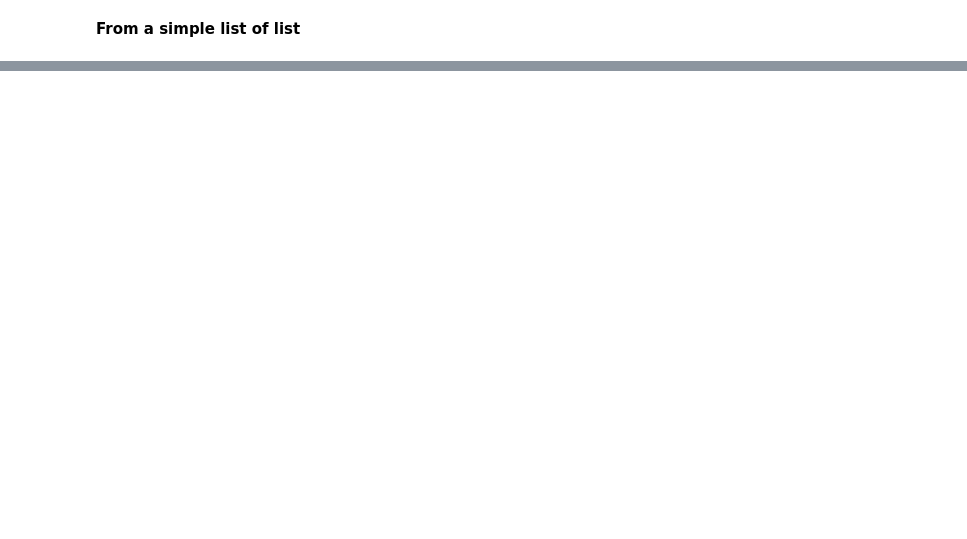
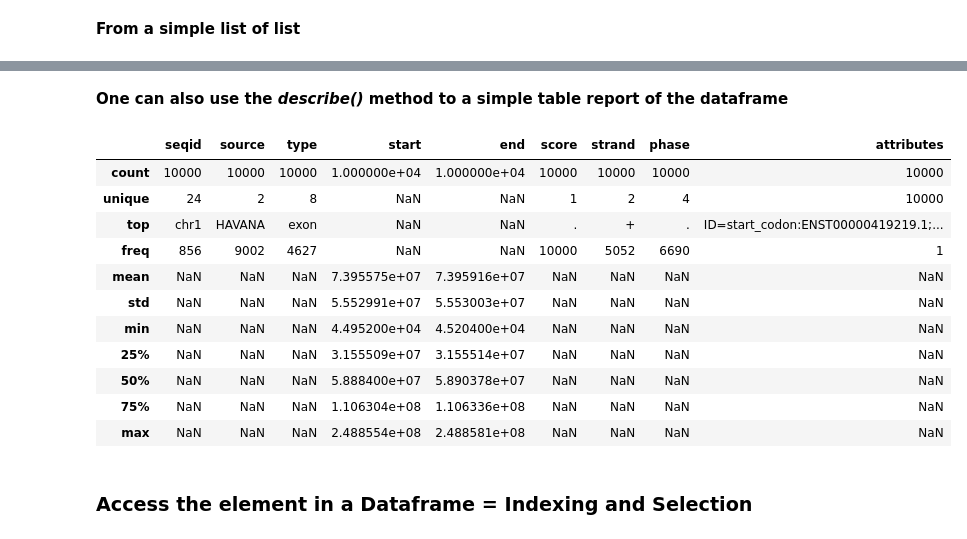
Before and after one commit to mgalardini/2016_python_course, a Jupyter notebook: notebooks/[2]-Advanced_data_structures-and-file-parsing.ipynb, the cells around one changed output, grey strips where cells are left out. Cells and saved outputs as stored; diff of their text form; code cells hidden in the pictures; blank space fills up the shorter version.

```diff
--- a/notebooks/[2]-Advanced_data_structures-and-file-parsing.ipynb
+++ b/notebooks/[2]-Advanced_data_structures-and-file-parsing.ipynb
@@ -372,0 +407,7 @@ pd.read_table("../data/gencode_random.gff3", sep="\t", names =["chrom", "source"
+# %%
+# Parse all the line with pandas
+file = "../data/gencode_random.gff3"
+df = pd.read_table(file, sep="\t", names =["seqid", "source", "type", "start", "end", "score", "strand", "phase", "attributes"])
+
+# print only the 10 first rows of the table (well, you know why now...)
+df.head(10)
@@ -372,0 +529,19 @@ pd.read_table("../data/gencode_random.gff3", sep="\t", names =["chrom", "source"
+# %% [markdown]
+**One can also use the *describe()* method to a simple table report of the dataframe**
+# %%
+df.describe(include="all")
+# %% [output]
+|  | seqid | source | type | start | end | score | strand | phase | attributes |
+| count | 10000 | 10000 | 10000 | 1.000000e+04 | 1.000000e+04 | 10000 | 10000 | 10000 | 10000 |
+| unique | 24 | 2 | 8 | NaN | NaN | 1 | 2 | 4 | 10000 |
+| top | chr1 | HAVANA | exon | NaN | NaN | . | + | . | ID=start_codon:ENST00000419219.1;... |
+| freq | 856 | 9002 | 4627 | NaN | NaN | 10000 | 5052 | 6690 | 1 |
+| mean | NaN | NaN | NaN | 7.395575e+07 | 7.395916e+07 | NaN | NaN | NaN | NaN |
+| std | NaN | NaN | NaN | 5.552991e+07 | 5.553003e+07 | NaN | NaN | NaN | NaN |
+| min | NaN | NaN | NaN | 4.495200e+04 | 4.520400e+04 | NaN | NaN | NaN | NaN |
+| 25% | NaN | NaN | NaN | 3.155509e+07 | 3.155514e+07 | NaN | NaN | NaN | NaN |
+| 50% | NaN | NaN | NaN | 5.888400e+07 | 5.890378e+07 | NaN | NaN | NaN | NaN |
+| 75% | NaN | NaN | NaN | 1.106304e+08 | 1.106336e+08 | NaN | NaN | NaN | NaN |
+| max | NaN | NaN | NaN | 2.488554e+08 | 2.488581e+08 | NaN | NaN | NaN | NaN |
+# %% [markdown]
+### Access the  element in a Dataframe = Indexing and Selection
```
Also changed, not shown: parts of 76 cells of this notebook, 1 other file.
